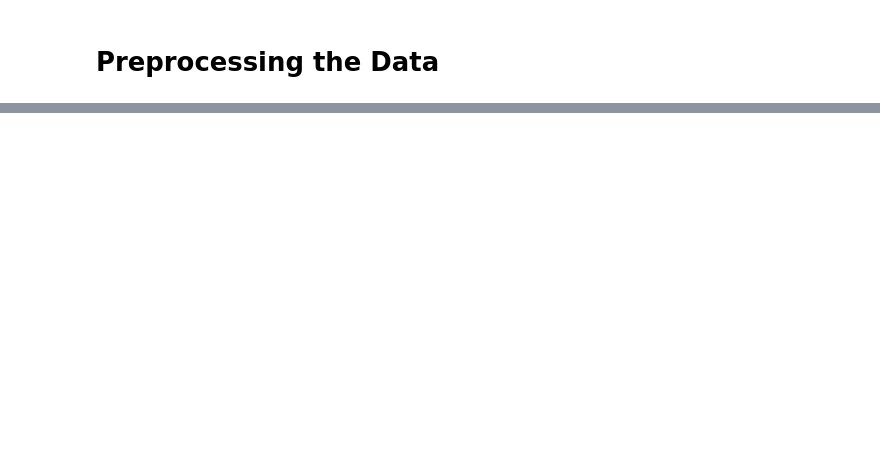
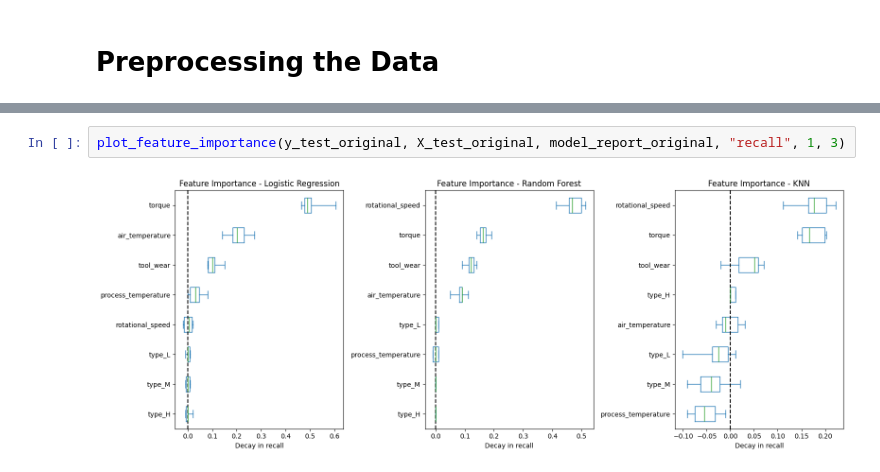
Before and after one commit to vitorccmanso/Predictive-Maintenance, a Jupyter notebook: Notebooks/Model Training.ipynb, the cells around one changed output, grey strips where cells are left out. Drawn from its saved outputs; the diff is of its cells as text; blank space fills up the shorter version.

```diff
--- a/Notebooks/Model Training.ipynb
+++ b/Notebooks/Model Training.ipynb
@@ -42,0 +58,4 @@ AttributeError: 'DAGsHubLogger' object has no attribute 'log_model'
+# %%
+plot_feature_importance(y_test_original, X_test_original, model_report_original, "recall", 1, 3)
+# %% [output]
+[figure, added]
```
Also changed, not shown: parts of 14 cells of this notebook, 3 other files.
